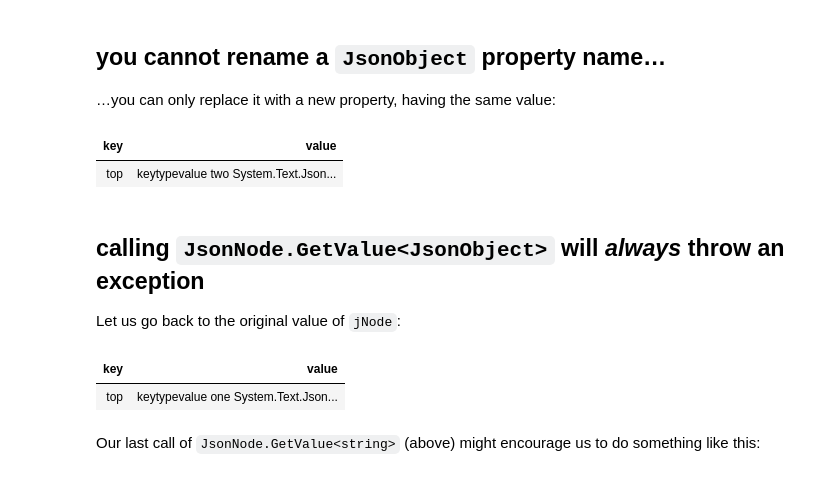
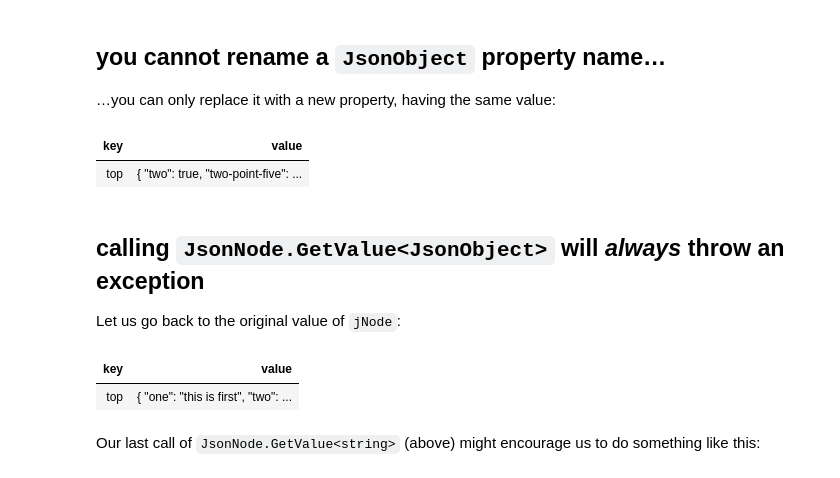
Before and after one commit to BryanWilhite/jupyter-central, a Jupyter notebook: funkykb/csharp/system-text-json-nodes.ipynb, the cells around one changed output. Cells and saved outputs as stored; diff of their text form; code cells hidden in the pictures.

```diff
--- a/funkykb/csharp/system-text-json-nodes.ipynb
+++ b/funkykb/csharp/system-text-json-nodes.ipynb
@@ -271,13 +275,13 @@ jNode
 # %%
 JsonValue jV = jNode["top"]["one"].AsValue();
 
 jNode["top"]["one-changed"] = jV.GetValue<string>();
 jNode["top"].AsObject().Remove("one");
 
-jNode
+jNode.AsJupyterDisplayDictionary()
 # %% [output]
 | key | value |
-| top | keytypevalue two System.Text.Json... |
+| top | { "two": true, "two-point-five": ... |
 # %% [markdown]
 ## calling `JsonNode.GetValue<JsonObject>` will _always_ throw an exception
 
@@ -285,10 +289,10 @@ Let us go back to the original value of `jNode`:
 # %%
 jNode = JsonNode.Parse(jsonString);
 
-jNode
+jNode.AsJupyterDisplayDictionary()
 # %% [output]
 | key | value |
-| top | keytypevalue one System.Text.Json... |
+| top | { "one": "this is first", "two": ... |
 # %% [markdown]
 Our last call of `JsonNode.GetValue<string>` (above) might encourage us to do something like this:
 # %%
```
Also changed, not shown: parts of 21 cells of this notebook.
